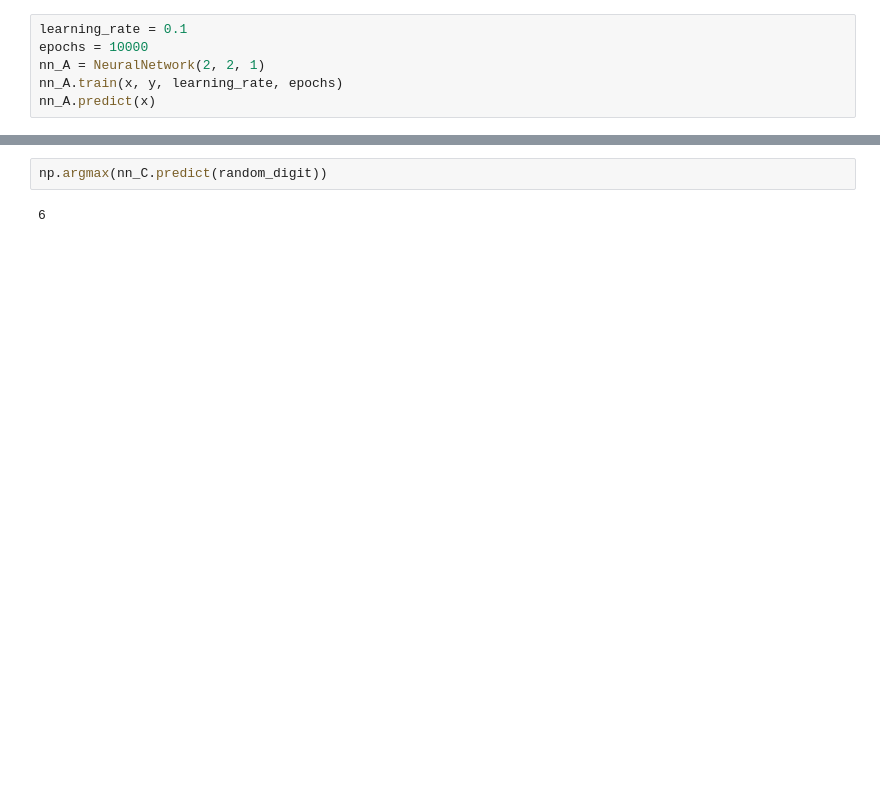
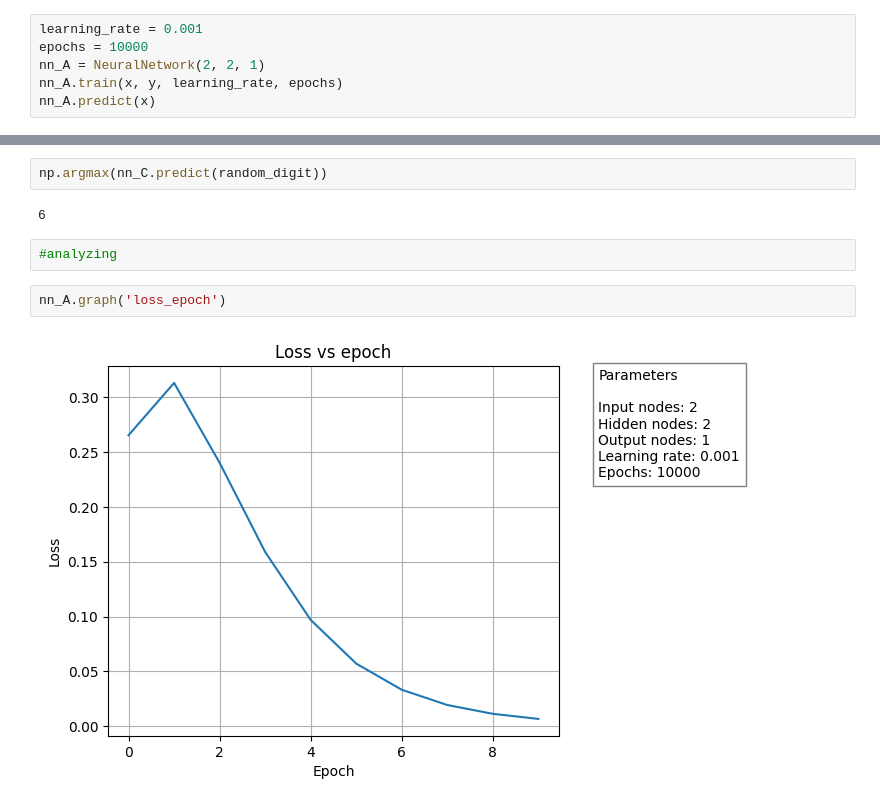
Before and after one commit to tristanff/SIA-TP3, a Jupyter notebook: Exercise3/Multilayer-with-adam.ipynb, the cells around one changed output, grey strips where cells are left out. Cells and saved outputs as stored; diff of their text form; blank space fills up the shorter version.

```diff
--- a/Exercise3/Multilayer-with-adam.ipynb
+++ b/Exercise3/Multilayer-with-adam.ipynb
@@ -223,5 +289,5 @@ class NeuralNetwork:
 # %%
-learning_rate = 0.1
+learning_rate = 0.001
 epochs = 10000
 nn_A = NeuralNetwork(2, 2, 1)
 nn_A.train(x, y, learning_rate, epochs)
@@ -454,3 +520,9 @@ for i, img in enumerate(noised_data):
 np.argmax(nn_C.predict(random_digit))
 # %% [output]
 6
+# %%
+#analyzing
+# %%
+nn_A.graph('loss_epoch')
+# %% [output]
+[figure, added]
```
Also changed, not shown: parts of 11 cells of this notebook.
